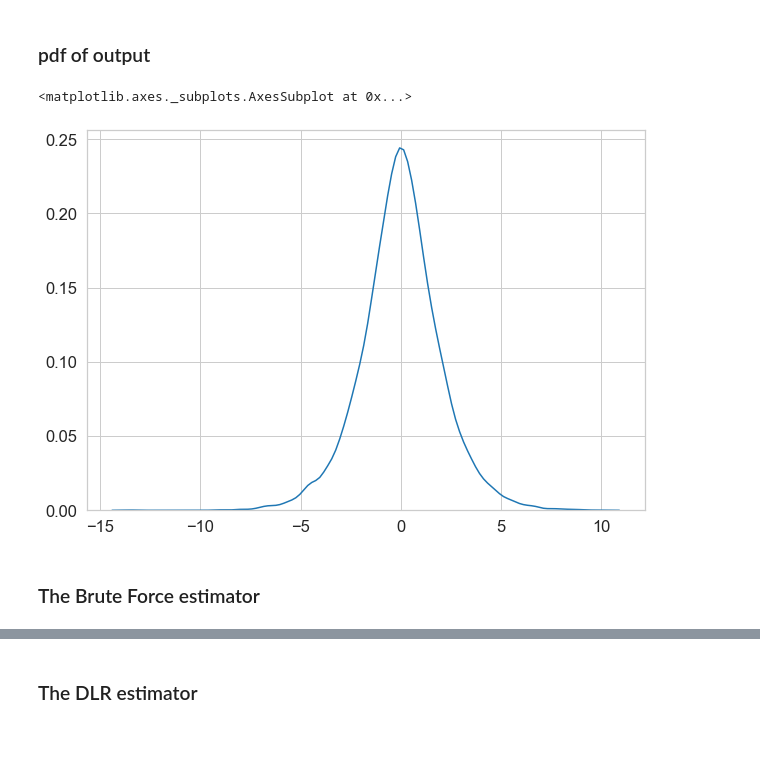
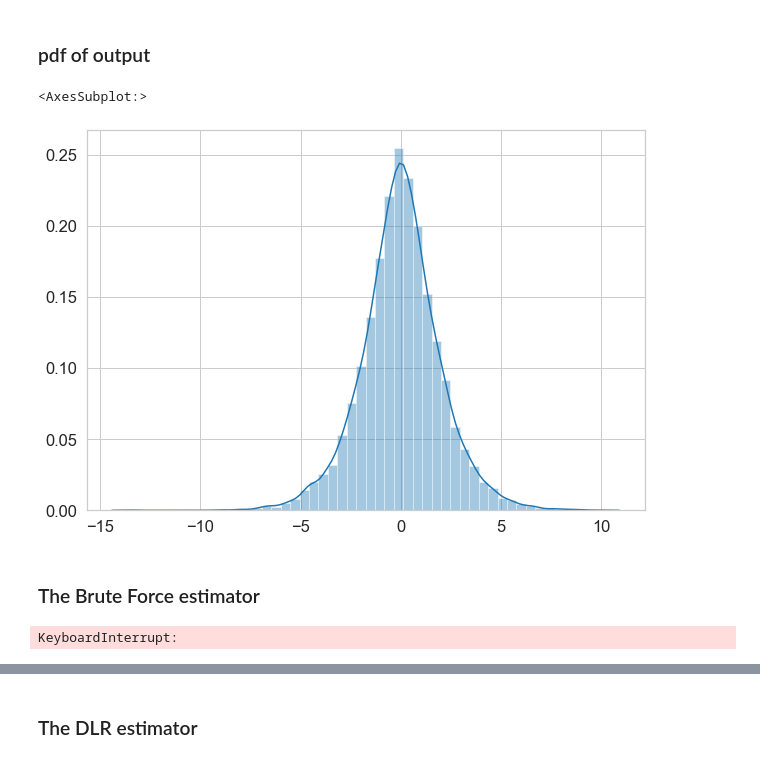
Before and after one commit to Yuleii/quantile-sensitivity-measures, a Jupyter notebook: quantile_based_global_sensitivity_measures.ipynb, the cells around one changed output, grey strips where cells are left out. Drawn from its saved outputs; the diff is of its cells as text; code cells hidden in the pictures.

```diff
--- a/quantile_based_global_sensitivity_measures.ipynb
+++ b/quantile_based_global_sensitivity_measures.ipynb
@@ -852,9 +840,6 @@ $Y=x_1-x_2+x_3-x_4$, where $x_i \sim Exp(\lambda=1)$
 # %% [markdown]
 ### Objective function
 # %%
-# objective function
-a_2 = [1,-1,1,-1]
-
 def objfun2(x):
-    result = a_2[0] * x[:, 0] + a_2[1] * x[:, 1] + a_2[2] * x[:, 2] + a_2[3] * x[:, 3]
+    result = x[:, 0] - x[:, 1] + x[:, 2] - x[:, 3]
     return result
@@ -862,6 +880,6 @@ def objfun2(x):
 ### Parameters
 # %%
 # dimension of inputs
-n_params_2 = np.size(a_2) # 4
+n_params_2 = 4 # 4
 # %% [markdown]
 ### pdf of output
@@ -878,16 +898,18 @@ A_2 = expon.ppf(X02, loc=0, scale=1)
 # %%
 # The PDF of output Y(a)
 Y2 = objfun2(A_2)
 
 # fig. 3.(b)
-plt.figure(figsize=(10,7))
+plt.figure(figsize=(10, 7))
 sns.set_style("whitegrid")
-sns.kdeplot(Y2)
+sns.distplot(Y2)
 # %% [output]
-<matplotlib.axes._subplots.AxesSubplot at 0x...>
+<AxesSubplot:>
-[figure, old version]
+[figure, new version]
 # %% [markdown]
 ### The Brute Force estimator
 # %%
 # N=3000
 bf_measures_2 = mc_quantile_measures("brute force", objfun2, n_params_2, 0, 1, "Exponential",3000,)
+# %% [output]
+KeyboardInterrupt:
```
Also changed, not shown: parts of 35 cells of this notebook.
